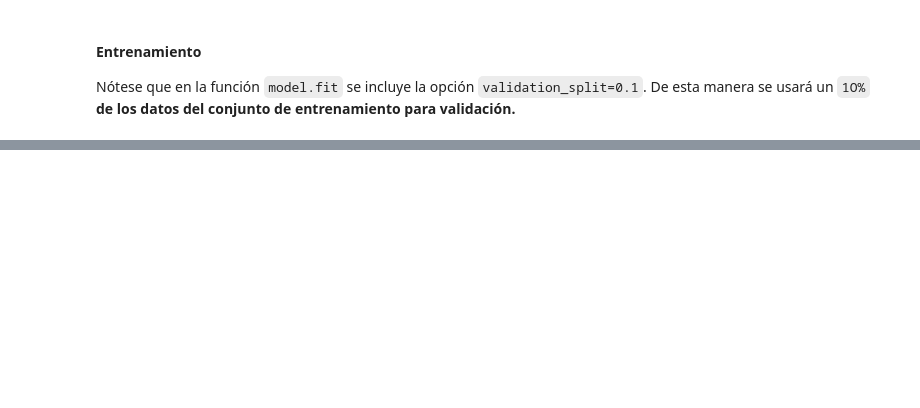
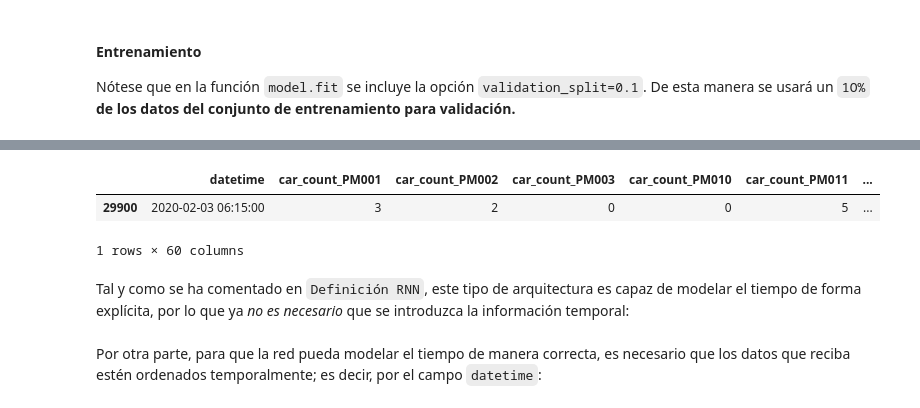
Before and after one commit to albertopmp/TFG, a Jupyter notebook: src/TrafficFlow.ipynb, the cells around one changed output, grey strips where cells are left out. Cells and saved outputs as stored; diff of their text form; code cells hidden in the pictures; blank space fills up the shorter version.

```diff
--- a/src/TrafficFlow.ipynb
+++ b/src/TrafficFlow.ipynb
@@ -2536,0 +1983,11 @@ MAE:  4.952193260192871
+# %%
+df_4_rnn = df_4.copy(deep = True)
+df_4.sample()
+# %% [output]
+|  | datetime | car_count_PM001 | car_count_PM002 | car_count_PM003 | car_count_PM010 | car_count_PM011 | ... |
+| 29900 | 2020-02-03 06:15:00 | 3 | 2 | 0 | 0 | 5 | ... |
+1 rows × 60 columns
+# %% [markdown]
+Tal y como se ha comentado en `Definición RNN`, este tipo de arquitectura es capaz
+de modelar el tiempo de forma explícita, por lo que ya *no es necesario* que se introduzca
+la información temporal:
@@ -2536,0 +1997,3 @@ MAE:  4.952193260192871
+# %% [markdown]
+Por otra parte, para que la red pueda modelar el tiempo de manera correcta, es necesario
+que los datos que reciba estén ordenados temporalmente; es decir, por el campo `datetime`:
```
Also changed, not shown: parts of 114 cells of this notebook, 1 other file.
